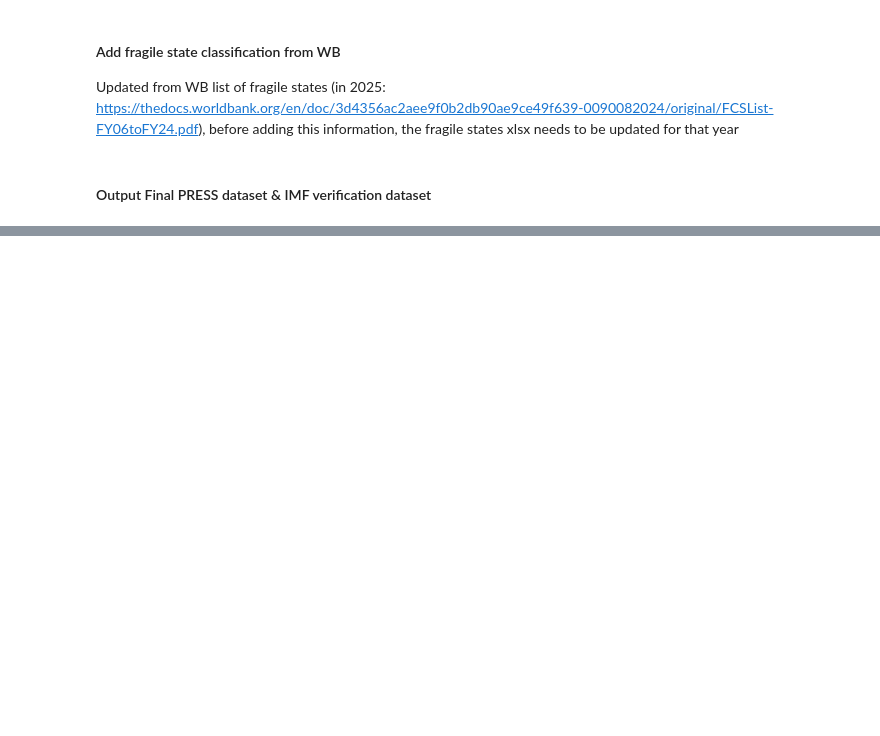
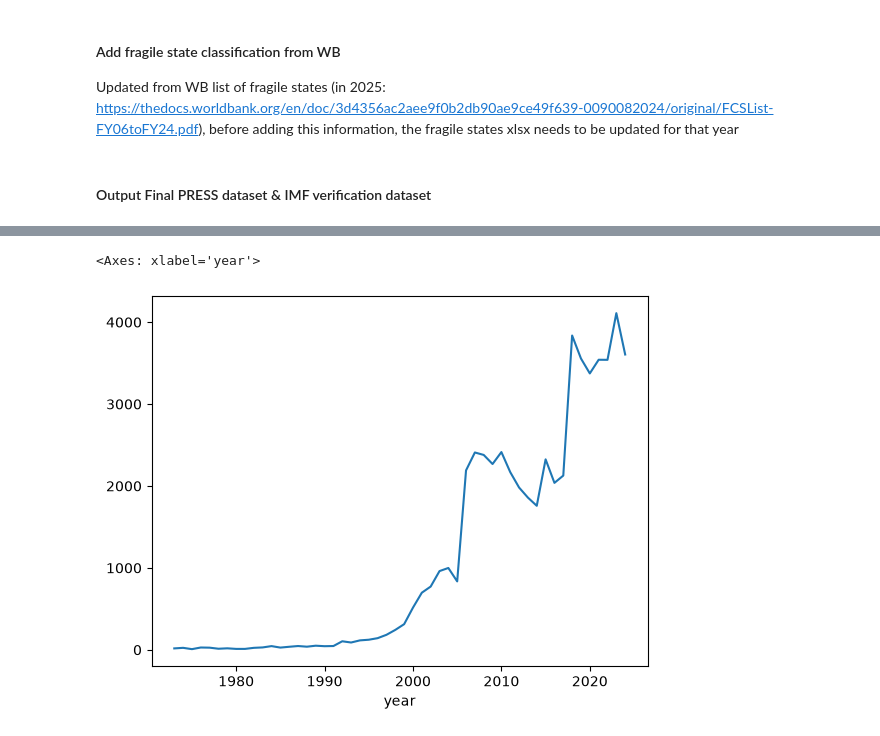
Before and after one commit to PARIS21-DATA/PRESS, a Jupyter notebook: notebooks/final/D_create_press.ipynb, the cells around one changed output, grey strips where cells are left out. Saved outputs shown, nothing was run; the diff lists cells and outputs as text; code cells hidden in the pictures; blank space fills up the shorter version.

```diff
--- a/notebooks/final/D_create_press.ipynb
+++ b/notebooks/final/D_create_press.ipynb
@@ -26,7 +26,7 @@ press.drop(columns=['gen_donor'], inplace=True)
 #### Remove projects after manual inspection of top funding projects
 # %%
 # Load descriptions to remove after review
-descriptions_to_remove = pd.read_excel("../../data/review/projects_to_remove_after_review.xlsx")
+descriptions_to_remove = pd.read_excel("../../data/auxiliary/text_descriptions_to_remove_after_review.xlsx")
 
 # Strip whitespaces from the 'text_mining_description' column in descriptions_to_remove
 descriptions_to_remove['text_mining_description'] = descriptions_to_remove['text_mining_description'].str.strip()
@@ -230,7 +246,8 @@ iso_codes.rename(columns={'Recipient code': 'recipient_code', 'ISOcode': 'recipi
 press = pd.merge(press, iso_codes, on='recipient_code', how='left', validate='m:1')
 
 # Set SIDS to True if SIDS 1, False if 0 with as.type(bool)
-press['SIDS'] = (press['SIDS'] == 1).astype(bool)
+# press['SIDS'] = (press['SIDS'] == 1).astype(bool)
+press['SIDS'] = (press['SIDS'] == 1).astype('boolean')
 
 # If recipient_iso is NA, set SIDS to NA
 press.loc[press['recipient_iso'].isna(), 'SIDS'] = pd.NA
@@ -277,15 +294,6 @@ press.loc[press['recipient_iso'] == 'ABW', 'SIDS'] = True
 press.loc[press['recipient_iso'] == 'TCA', 'SIDS'] = True
 press.loc[press['recipient_iso'] == 'TTO', 'SIDS'] = True
 press.loc[press['recipient_iso'] == 'COK', 'SIDS'] = True
-
-# Set for missing countries
-press.loc[press['recipient_iso'] == 'CHL', 'SIDS'] = False
-press.loc[press['recipient_iso'] == 'HRV', 'SIDS'] = False
-press.loc[press['recipient_iso'] == 'KNA', 'SIDS'] = False
-press.loc[press['recipient_iso'] == 'URY', 'SIDS'] = False
-
-# If the recipient_iso is empty, set to False
-press.loc[press['recipient_iso'].isna(), 'SIDS'] = False
 # %%
 # Check missing recipient_iso codes
 press[press['recipient_iso'].isna()]['recipient_name'].unique()
@@ -408,0 +508,5 @@ imf_data.to_excel(f"../../data/output/imf_data_{update_year}.xlsx", index=False)
+# %%
+press.groupby("year").size().plot()
+# %% [output]
+<Axes: xlabel='year'>
+[figure, added]
```
Also changed, not shown: parts of 11 cells of this notebook, 18 other files.
